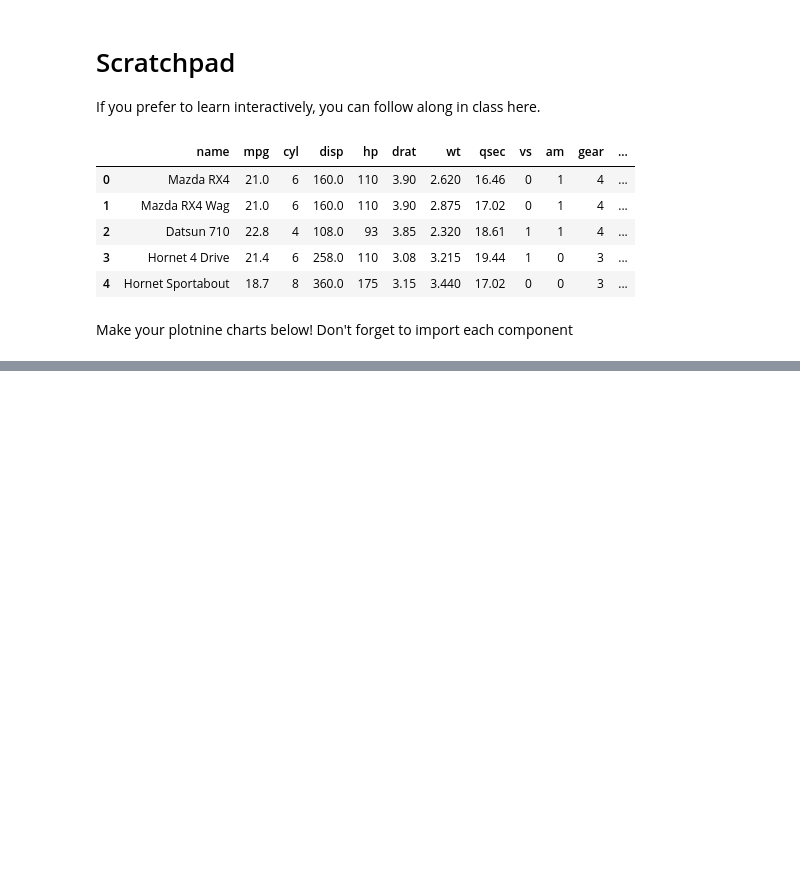
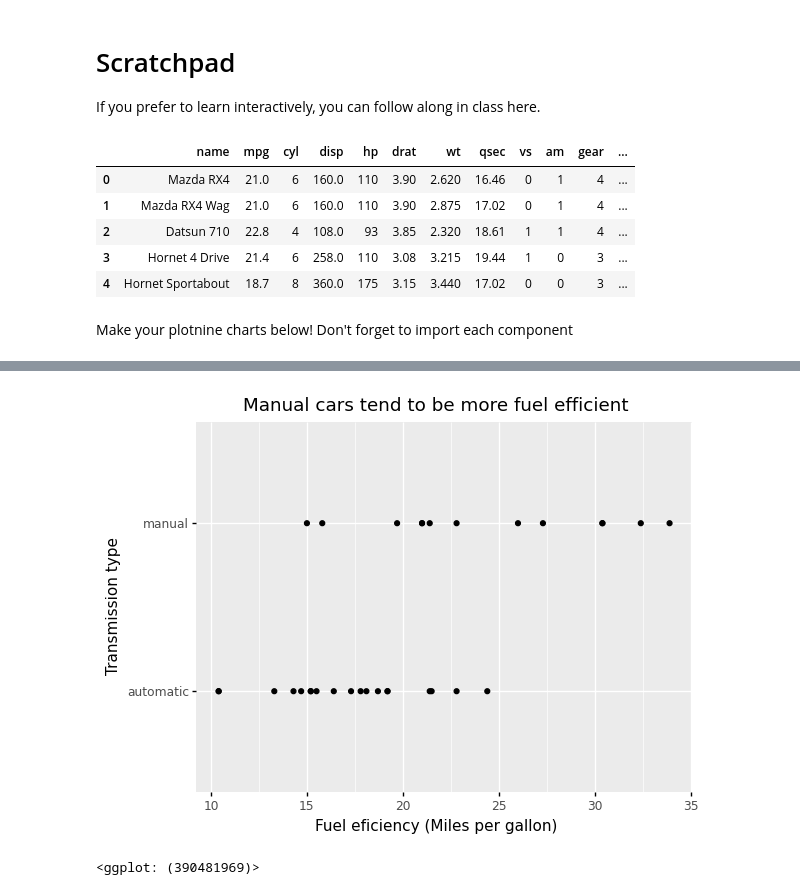
Before and after one commit to luizftoledo/learning-plotnine-luizftoledo-main, a Jupyter notebook: scratchpad.ipynb, the cells around one changed output, grey strips where cells are left out. Drawn from its saved outputs; the diff is of its cells as text; code cells hidden in the pictures; blank space fills up the shorter version.

```diff
--- a/scratchpad.ipynb
+++ b/scratchpad.ipynb
@@ -18,0 +33,24 @@ Make your plotnine charts below! Don't forget to import each component
+# %%
+#manual or automatic new column
+mtcars['transmission_type'] = mtcars['am']\
+    .apply(lambda x: {0: 'automatic',
+                      1: 'manual'}[x])
+
+mtcars.head()
+pd.set_option('display.max_rows', 7893848377)
+# %%
+#TRANSMISSION TYPE X FUEL EFICIENCY
+
+(
+    ggplot(mtcars,
+        aes('mpg', 'transmission_type'))
+        + geom_point()
+        + labs(
+            title = "Manual cars tend to be more fuel efficient",
+            y = "Transmission type",
+            x = "Fuel eficiency (Miles per gallon)"
+        )
+)
+# %% [output]
+[figure, added]
+<ggplot: (390481969)>
```
Also changed, not shown: parts of 13 cells of this notebook, 1 other file.
